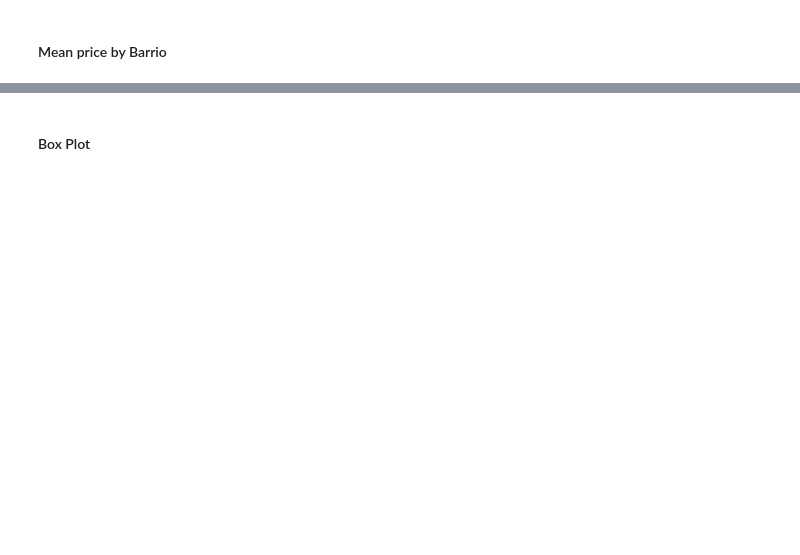
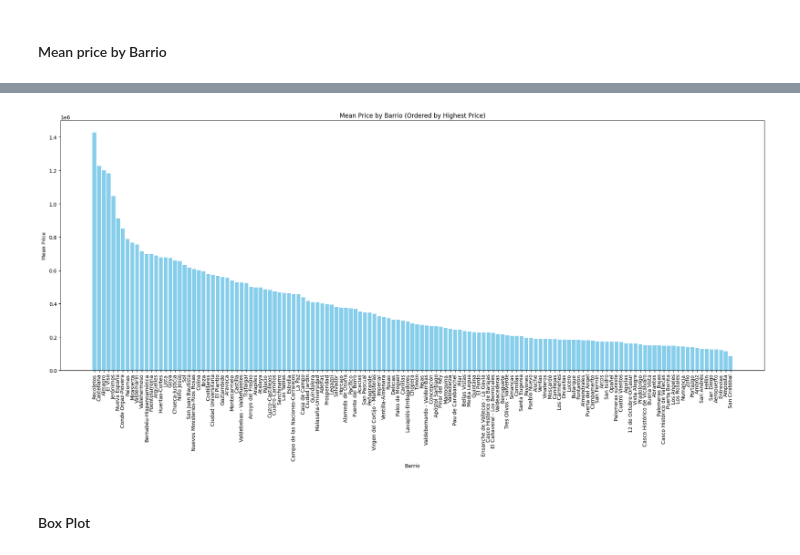
Before and after one commit to anamartiiins/MDS6-IDEALISTA, a Jupyter notebook: exploratory_data_analysis.ipynb, the cells around one changed output, grey strips where cells are left out. Saved outputs shown, nothing was run; the diff lists cells and outputs as text; code cells hidden in the pictures; blank space fills up the shorter version.

```diff
--- a/exploratory_data_analysis.ipynb
+++ b/exploratory_data_analysis.ipynb
@@ -125,4 +149,4 @@ df_assets = df_assets.drop(columns=remove_unique_value_columns)
 ### Missing Values
 # %%
 # Missing values
-remove_columns_by_missing_values, df_assets = treatment_missing_values(df=df_assets)
+df_assets = treatment_missing_values(df=df_assets)
@@ -314,19 +452,21 @@ plt.show()
 # %%
 # Sort DataFrame by highest mean price
-df_metrics_barrios_sorted = df_metrics_barrios.sort_values(by='precio_mean', ascending=False)
+df_metrics_barrios_sorted = df_metrics_barrios.sort_values(by='precio_mean_barrio', ascending=False)
 
 # Set the custom color palette
 sns.set_palette(IDEALISTA_COLORS)
 
 # Plot mean price by barrio (sorted)
 plt.figure(figsize=(20, 10))
-plt.bar(df_metrics_barrios_sorted['barrio'], df_metrics_barrios_sorted['precio_mean'], color='skyblue')
+plt.bar(df_metrics_barrios_sorted['barrio'], df_metrics_barrios_sorted['precio_mean_barrio'], color='skyblue')
 plt.xlabel('Barrio')
 plt.ylabel('Mean Price')
 plt.title('Mean Price by Barrio (Ordered by Highest Price)')
 plt.xticks(rotation=90)
 plt.tight_layout()
 plt.show()
+# %% [output]
+[figure, added]
 # %% [markdown]
 #### Box Plot
 # %%
```
Also changed, not shown: parts of 32 cells of this notebook, 2 other files.
